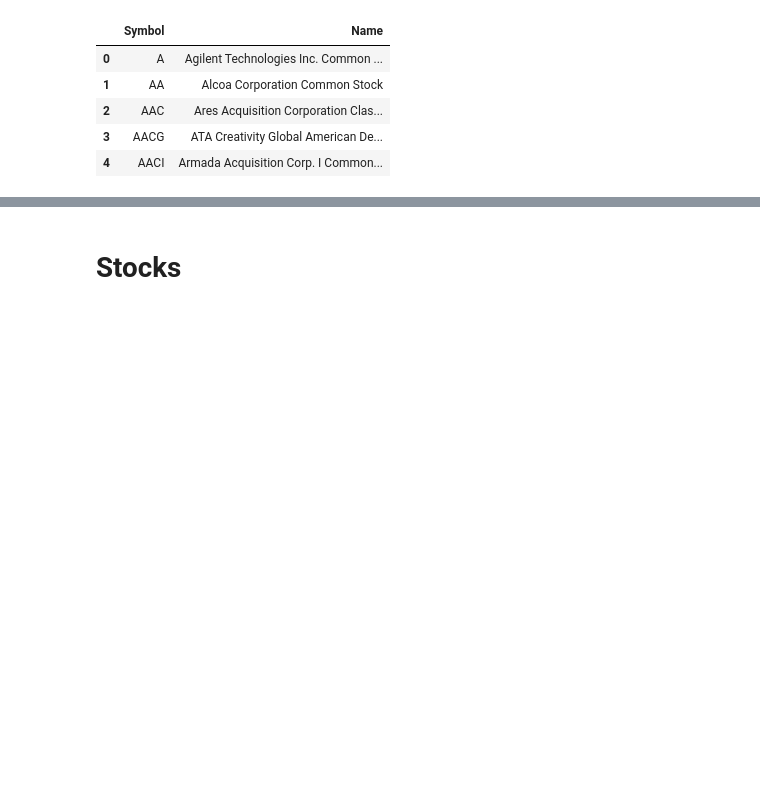
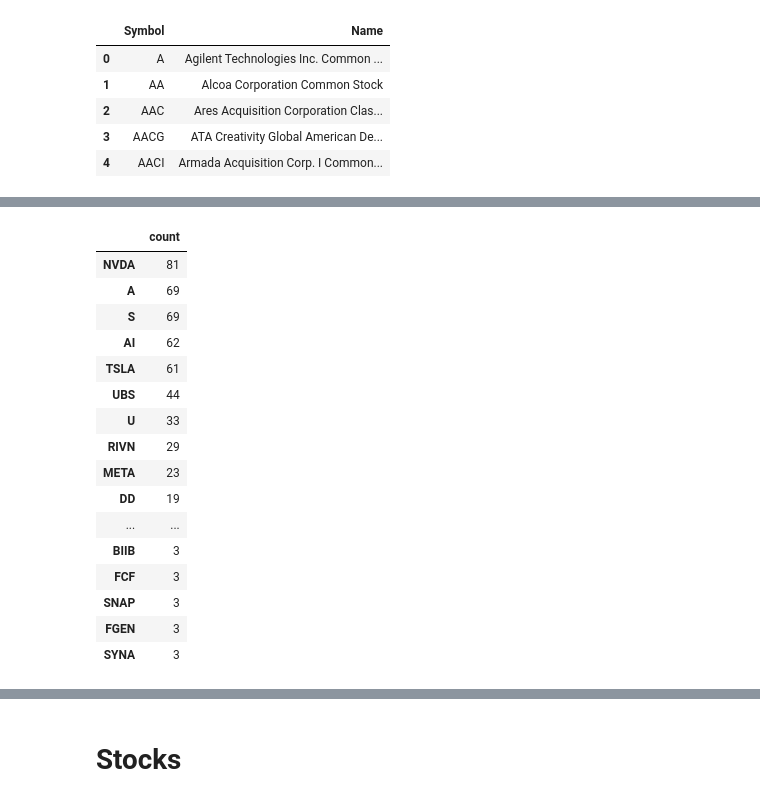
Before and after one commit to Christopher-jason/cjs-dissertation, a Jupyter notebook: Stocks/stocks_screener.ipynb, the cells around one changed output, grey strips where cells are left out. Cells and saved outputs as stored; diff of their text form; code cells hidden in the pictures; blank space fills up the shorter version.

```diff
--- a/Stocks/stocks_screener.ipynb
+++ b/Stocks/stocks_screener.ipynb
@@ -76,0 +102,15 @@ with open('test_hot.txt', 'w') as f:
+# %%
+symbols['Symbol'] = symbols['Symbol'].astype(str)
+tickers = symbols['Symbol'].tolist()
+sentences = sentences = ' '.join(map(str, hot))
+
+ticker_counts = {}
+for ticker in tickers:
+    pattern = r"\b" + re.escape(ticker) + r"\b" # matches whole word
+    count = len(re.findall(pattern, sentences))
+    if count > 0:
+        ticker_counts[ticker] = count
+
+# Print the ticker counts
+for ticker, count in ticker_counts.items():
+    print(f"{ticker}: {count}")
@@ -76,0 +135,25 @@ with open('test_hot.txt', 'w') as f:
+# %%
+#store the results in a dataframe
+ticker_df = pd.DataFrame.from_dict(ticker_counts, orient='index')
+ticker_df.columns = ['count']
+
+#find the top 10 most mentioned stocks
+ticker_df.sort_values(by=['count'], ascending=False).head(60)
+# %% [output]
+|  | count |
+| NVDA | 81 |
+| A | 69 |
+| S | 69 |
+| AI | 62 |
+| TSLA | 61 |
+| UBS | 44 |
+| U | 33 |
+| RIVN | 29 |
+| META | 23 |
+| DD | 19 |
+| ... | ... |
+| BIIB | 3 |
+| FCF | 3 |
+| SNAP | 3 |
+| FGEN | 3 |
+| SYNA | 3 |
```
Also changed, not shown: parts of 14 cells of this notebook, 5 other files.
